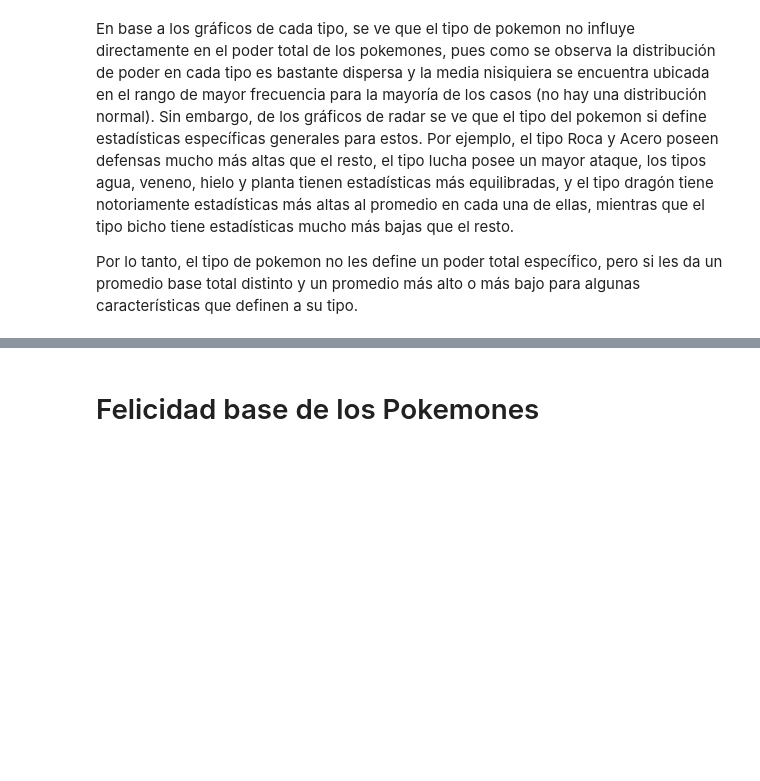
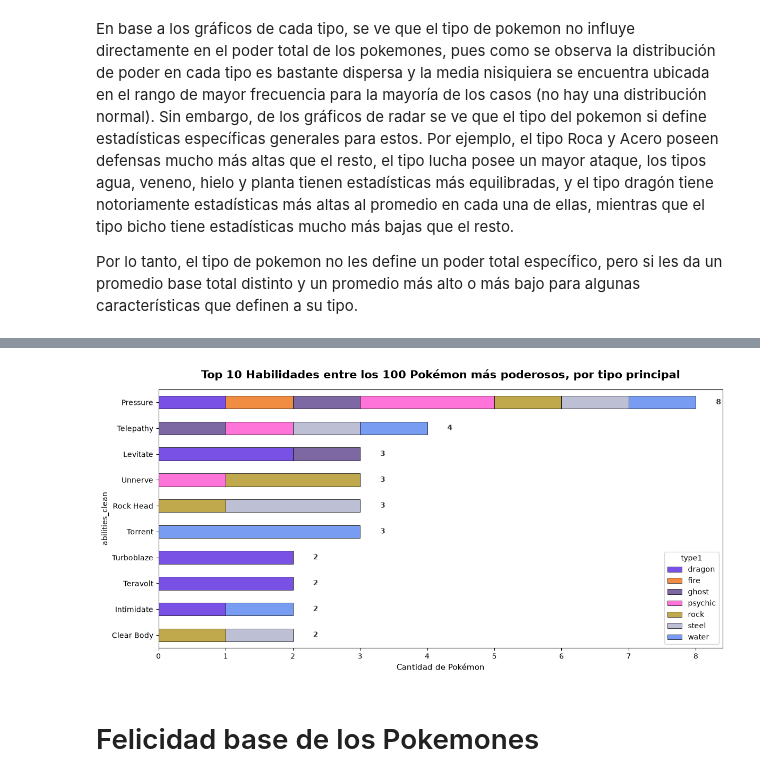
Before and after one commit to keitzeta/Pokemon-Inference-Classification-Outcomes, a Jupyter notebook: Pokemon.ipynb, the cells around one changed output, grey strips where cells are left out. Saved outputs shown, nothing was run; the diff lists cells and outputs as text; code cells hidden in the pictures; blank space fills up the shorter version.

```diff
--- a/Pokemon.ipynb
+++ b/Pokemon.ipynb
@@ -713,0 +769,11 @@ Por lo tanto, el tipo de pokemon no les define un poder total específico, pero
+# %%
+top_50 = PokemonSet.sort_values(by='base_total', ascending=False).head(50)
+
+top_50_habilidades = (
+    top_50.explode('abilities_clean')
+    .dropna(subset=['abilities_clean'])
+    .reset_index(drop=True)
+)
+
+frecuencia_habilidades_top = top_50_habilidades['abilities_clean'].value_counts()
+frecuencia_habilidades_top.head(15)
@@ -714,3 +798,44 @@ Por lo tanto, el tipo de pokemon no les define un poder total específico, pero
+# %%
+top_10_habilidades = frecuencia_habilidades_top.head(10).index.tolist()
+
+top_100_habilidades_filtrado = top_50_habilidades[
+    top_50_habilidades['abilities_clean'].isin(top_10_habilidades)
+]
+
+tabla_tipos_top = (
+    top_100_habilidades_filtrado
+    .groupby(['abilities_clean', 'type1'])
+    .size()
+    .unstack(fill_value=0)
+)
+
+tabla_tipos_top['Total'] = tabla_tipos_top.sum(axis=1)
+tabla_tipos_top = tabla_tipos_top.sort_values('Total', ascending=True)
+totales_top = tabla_tipos_top['Total']
+tabla_tipos_top = tabla_tipos_top.drop(columns=['Total'])
+
+colores_apilados_top = [colores_tipos.get(col, '#CCCCCC') for col in tabla_tipos_top.columns]
+
+fig, ax = plt.subplots(figsize=(12, 6))
+tabla_tipos_top.plot(
+    kind='barh',
+    stacked=True,
+    color=colores_apilados_top,
+    edgecolor='black',
+    linewidth=0.6,
+    alpha=0.9,
+    ax=ax
+)
+
+for i, (habilidad, total) in enumerate(totales_top.items()):
+    ax.text(total + 0.3, i, f'{int(total)}', va='center', fontsize=10, fontweight='bold', color='#333333')
+
+plt.title('Top 10 Habilidades entre los 100 Pokémon más poderosos, por tipo principal', fontsize=15, weight='bold', pad=15)
+plt.xlabel('Cantidad de Pokémon', fontsize=11)
+plt.tight_layout()
+plt.show()
+# %% [output]
+[figure, added]
 # %% [markdown]
 # Felicidad base de los Pokemones
 # %% [markdown]
```
Also changed, not shown: parts of 12 cells of this notebook.
